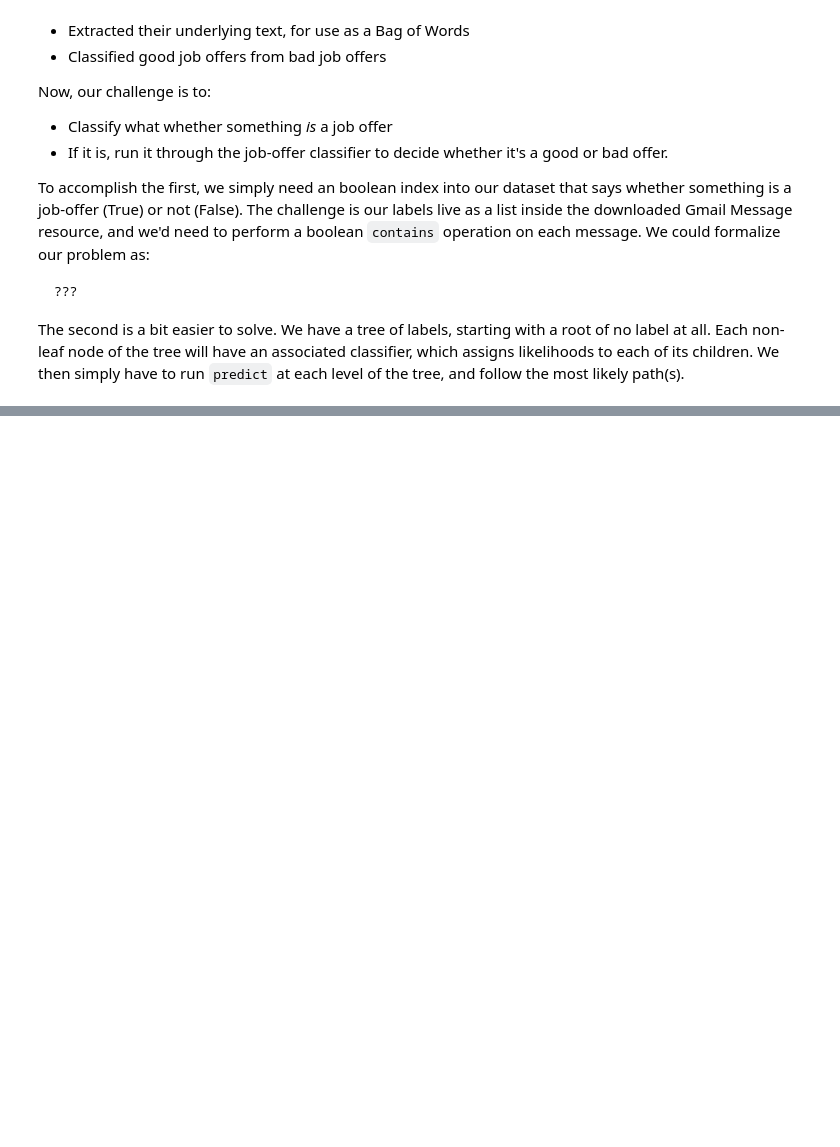
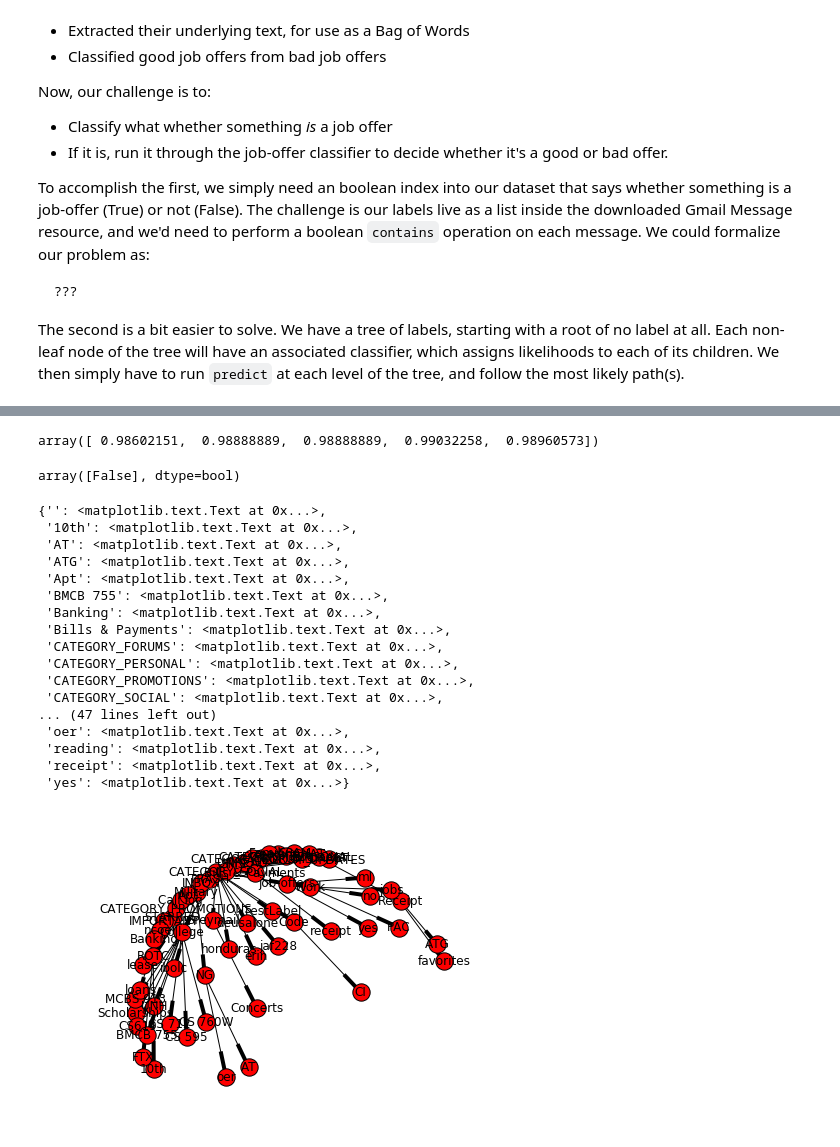
Before and after one commit to jad-b/Notebooks, a Jupyter notebook: datasci/HeadHunt.ipynb, the cells around one changed output, grey strips where cells are left out. Drawn from its saved outputs; the diff is of its cells as text; code cells hidden in the pictures; blank space fills up the shorter version.

```diff
--- a/datasci/HeadHunt.ipynb
+++ b/datasci/HeadHunt.ipynb
@@ -56,0 +110,37 @@ gml = gmail.Gmail().connect()
+# %%
+scores
+# %% [output]
+array([ 0.98602151,  0.98888889,  0.98888889,  0.99032258,  0.98960573])
+# %%
+pl.predict(df['text'].sample())
+# %% [output]
+array([False], dtype=bool)
+# %%
+import networkx as nx
+DG = nx.DiGraph()
+# %%
+lt = gml.label_tree
+edges = util.ancestral_walk(lt)
+DG.add_edges_from(edges)
+spring = nx.spring_layout(DG, k=.1)
+nx.draw(DG, pos=spring)
+nx.draw_networkx_labels(DG, pos=spring)
+# %% [output]
+{'': <matplotlib.text.Text at 0x...>,
+ '10th': <matplotlib.text.Text at 0x...>,
+ 'AT': <matplotlib.text.Text at 0x...>,
+ 'ATG': <matplotlib.text.Text at 0x...>,
+ 'Apt': <matplotlib.text.Text at 0x...>,
+ 'BMCB 755': <matplotlib.text.Text at 0x...>,
+ 'Banking': <matplotlib.text.Text at 0x...>,
+ 'Bills & Payments': <matplotlib.text.Text at 0x...>,
+ 'CATEGORY_FORUMS': <matplotlib.text.Text at 0x...>,
+ 'CATEGORY_PERSONAL': <matplotlib.text.Text at 0x...>,
+ 'CATEGORY_PROMOTIONS': <matplotlib.text.Text at 0x...>,
+ 'CATEGORY_SOCIAL': <matplotlib.text.Text at 0x...>,
+... (47 lines left out)
+ 'oer': <matplotlib.text.Text at 0x...>,
+ 'reading': <matplotlib.text.Text at 0x...>,
+ 'receipt': <matplotlib.text.Text at 0x...>,
+ 'yes': <matplotlib.text.Text at 0x...>}
+[figure, added]
```
Also changed, not shown: parts of 10 cells of this notebook.
